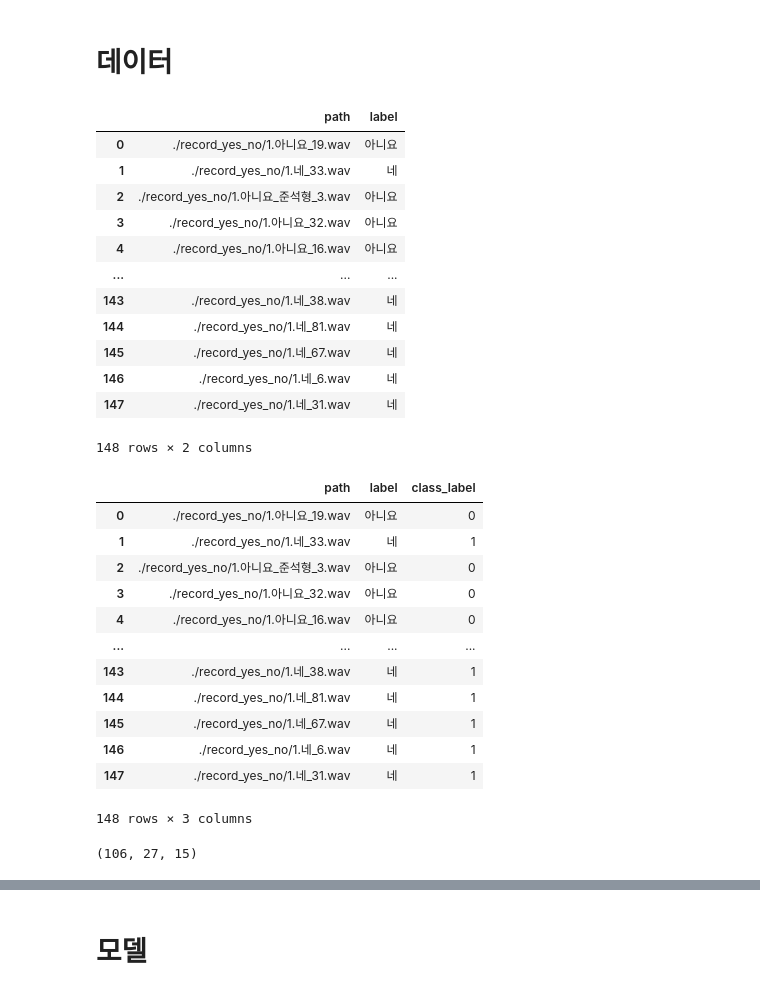
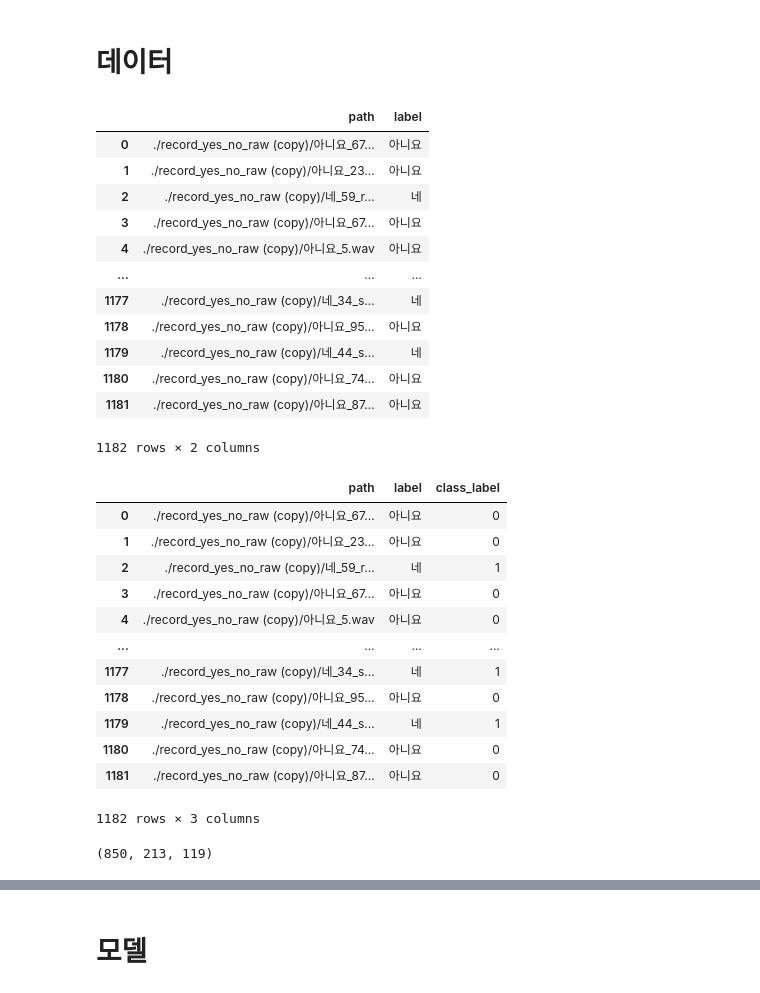
Before and after one commit to addinedu-amr/deeplearning-repo-1, a Jupyter notebook: NLP/mfcc_random_forest.ipynb, the cells around one changed output, grey strips where cells are left out. Saved outputs shown, nothing was run; the diff lists cells and outputs as text; code cells hidden in the pictures.

```diff
--- a/NLP/mfcc_random_forest.ipynb
+++ b/NLP/mfcc_random_forest.ipynb
@@ -18,29 +18,29 @@ wav_dict = {
 # %%
 wav_files = []
 
-for file in os.listdir(f'./record_yes_no/'):
-    wav_files.append(f'./record_yes_no/{file}')
+for file in os.listdir(f'./record_yes_no_raw (copy)/'):
+    wav_files.append(f'./record_yes_no_raw (copy)/{file}')
 
 wav_df = pd.DataFrame({'path': wav_files})
 wav_df['label'] = wav_df['path'].apply(lambda x: x.split('/')[-1])
-wav_df['label'] = wav_df['label'].apply(lambda x: x.split('.')[1])
+wav_df['label'] = wav_df['label'].apply(lambda x: x.split('.')[0])
 wav_df['label'] = wav_df['label'].apply(lambda x: x.split('_')[0])
 
 wav_df
 # %% [output]
 |  | path | label |
-| 0 | ./record_yes_no/1.아니요_19.wav | 아니요 |
-| 1 | ./record_yes_no/1.네_33.wav | 네 |
-| 2 | ./record_yes_no/1.아니요_준석형_3.wav | 아니요 |
-| 3 | ./record_yes_no/1.아니요_32.wav | 아니요 |
-| 4 | ./record_yes_no/1.아니요_16.wav | 아니요 |
+| 0 | ./record_yes_no_raw (copy)/아니요_67... | 아니요 |
+| 1 | ./record_yes_no_raw (copy)/아니요_23... | 아니요 |
+| 2 | ./record_yes_no_raw (copy)/네_59_r... | 네 |
+| 3 | ./record_yes_no_raw (copy)/아니요_67... | 아니요 |
+| 4 | ./record_yes_no_raw (copy)/아니요_5.wav | 아니요 |
 | ... | ... | ... |
-| 143 | ./record_yes_no/1.네_38.wav | 네 |
-| 144 | ./record_yes_no/1.네_81.wav | 네 |
-| 145 | ./record_yes_no/1.네_67.wav | 네 |
-| 146 | ./record_yes_no/1.네_6.wav | 네 |
-| 147 | ./record_yes_no/1.네_31.wav | 네 |
+| 1177 | ./record_yes_no_raw (copy)/네_34_s... | 네 |
+| 1178 | ./record_yes_no_raw (copy)/아니요_95... | 아니요 |
+| 1179 | ./record_yes_no_raw (copy)/네_44_s... | 네 |
+| 1180 | ./record_yes_no_raw (copy)/아니요_74... | 아니요 |
+| 1181 | ./record_yes_no_raw (copy)/아니요_87... | 아니요 |
-148 rows × 2 columns
+1182 rows × 2 columns
 # %%
 class_label = []
 
@@ -52,18 +52,18 @@ wav_df['class_label'] = class_label
 wav_df
 # %% [output]
 |  | path | label | class_label |
-| 0 | ./record_yes_no/1.아니요_19.wav | 아니요 | 0 |
-| 1 | ./record_yes_no/1.네_33.wav | 네 | 1 |
-| 2 | ./record_yes_no/1.아니요_준석형_3.wav | 아니요 | 0 |
-| 3 | ./record_yes_no/1.아니요_32.wav | 아니요 | 0 |
-| 4 | ./record_yes_no/1.아니요_16.wav | 아니요 | 0 |
+| 0 | ./record_yes_no_raw (copy)/아니요_67... | 아니요 | 0 |
+| 1 | ./record_yes_no_raw (copy)/아니요_23... | 아니요 | 0 |
+| 2 | ./record_yes_no_raw (copy)/네_59_r... | 네 | 1 |
+| 3 | ./record_yes_no_raw (copy)/아니요_67... | 아니요 | 0 |
+| 4 | ./record_yes_no_raw (copy)/아니요_5.wav | 아니요 | 0 |
 | ... | ... | ... | ... |
-| 143 | ./record_yes_no/1.네_38.wav | 네 | 1 |
-| 144 | ./record_yes_no/1.네_81.wav | 네 | 1 |
-| 145 | ./record_yes_no/1.네_67.wav | 네 | 1 |
-| 146 | ./record_yes_no/1.네_6.wav | 네 | 1 |
-| 147 | ./record_yes_no/1.네_31.wav | 네 | 1 |
+| 1177 | ./record_yes_no_raw (copy)/네_34_s... | 네 | 1 |
+| 1178 | ./record_yes_no_raw (copy)/아니요_95... | 아니요 | 0 |
+| 1179 | ./record_yes_no_raw (copy)/네_44_s... | 네 | 1 |
+| 1180 | ./record_yes_no_raw (copy)/아니요_74... | 아니요 | 0 |
+| 1181 | ./record_yes_no_raw (copy)/아니요_87... | 아니요 | 0 |
-148 rows × 3 columns
+1182 rows × 3 columns
 # %%
 from sklearn.model_selection import train_test_split
 
@@ -79,7 +79,7 @@ train_data, val_data = train_test_split(train_data,
 # %%
 len(train_data), len(val_data), len(test_data)
 # %% [output]
-(106, 27, 15)
+(850, 213, 119)
 # %%
 X_train = train_data['path']
 y_train = train_data['class_label']
```
Also changed, not shown: parts of 26 cells of this notebook.
